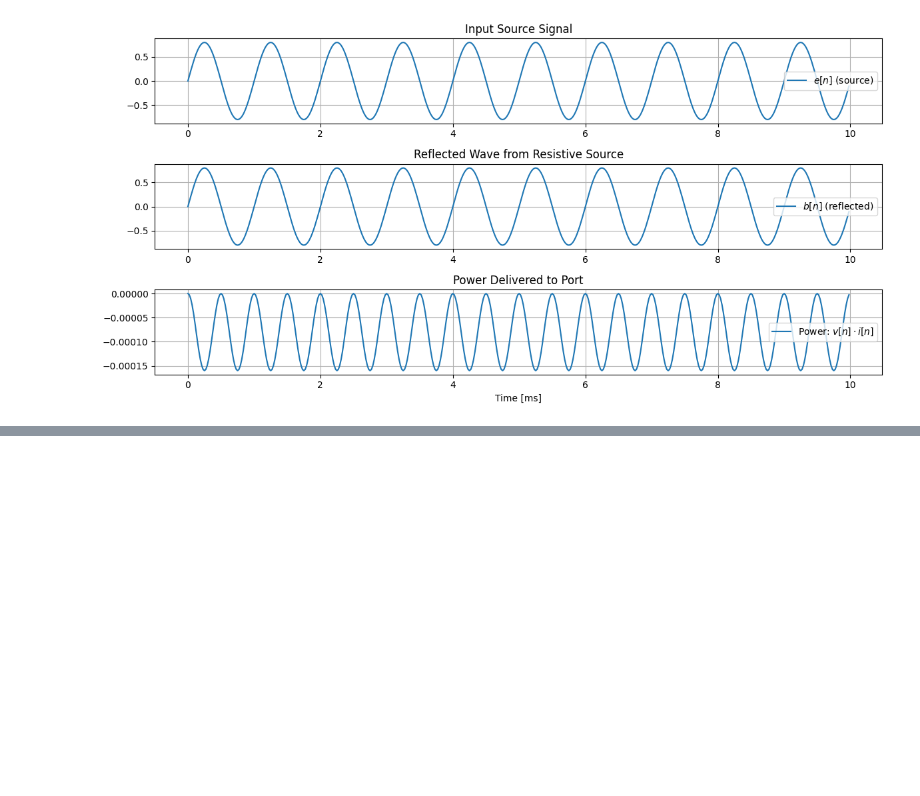
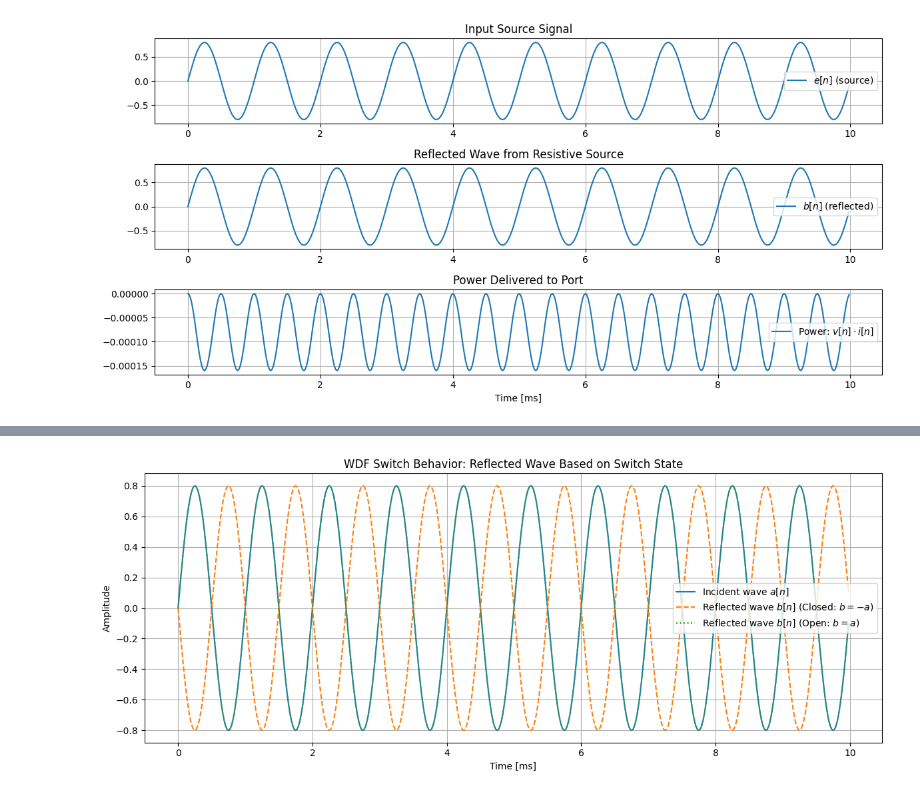
Before and after one commit to cepatinog/wdf-tutorial, a Jupyter notebook: notebooks/02_B_Algebraic_One_Port_Elements.ipynb, the cells around one changed output, grey strips where cells are left out. Drawn from its saved outputs; the diff is of its cells as text; code cells hidden in the pictures; blank space fills up the shorter version.

```diff
--- a/notebooks/02_B_Algebraic_One_Port_Elements.ipynb
+++ b/notebooks/02_B_Algebraic_One_Port_Elements.ipynb
@@ -151,0 +218,43 @@ plt.show()
+# %%
+# Sampling parameters
+fs = 48000
+t = np.linspace(0, 0.01, int(0.01 * fs), endpoint=False)
+a_in = 0.8 * np.sin(2 * np.pi * 1000 * t)  # Incident wave
+
+# Dummy element (not used for reflection logic, just for interface)
+dummy = Resistor(1000)
+sw = Switch(dummy)
+
+# Simulate both states
+b_closed = []
+b_open = []
+
+for a in a_in:
+    # Closed switch
+    sw.set_closed(True)
+    sw.accept_incident_wave(a)
+    b_closed.append(sw.propagate_reflected_wave())
+
+    # Open switch
+    sw.set_closed(False)
+    sw.accept_incident_wave(a)
+    b_open.append(sw.propagate_reflected_wave())
+
+# Convert lists to arrays
+b_closed = np.array(b_closed)
+b_open = np.array(b_open)
+
+# Plot
+plt.figure(figsize=(12, 5))
+plt.plot(t * 1000, a_in, label="Incident wave $a[n]$")
+plt.plot(t * 1000, b_closed, '--', label="Reflected wave $b[n]$ (Closed: $b = -a$)")
+plt.plot(t * 1000, b_open, ':', label="Reflected wave $b[n]$ (Open: $b = a$)")
+plt.xlabel("Time [ms]")
+plt.ylabel("Amplitude")
+plt.title("WDF Switch Behavior: Reflected Wave Based on Switch State")
+plt.legend()
+plt.grid(True)
+plt.tight_layout()
+plt.show()
+# %% [output]
+[figure, added]
```
Also changed, not shown: parts of 2 cells of this notebook, 2 other files.
